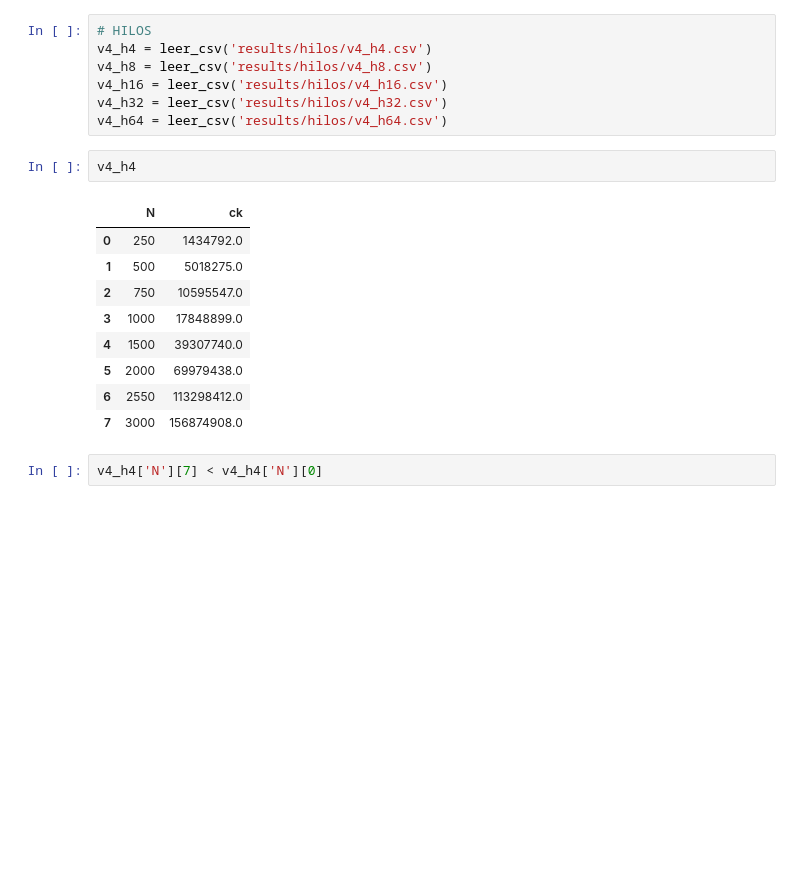
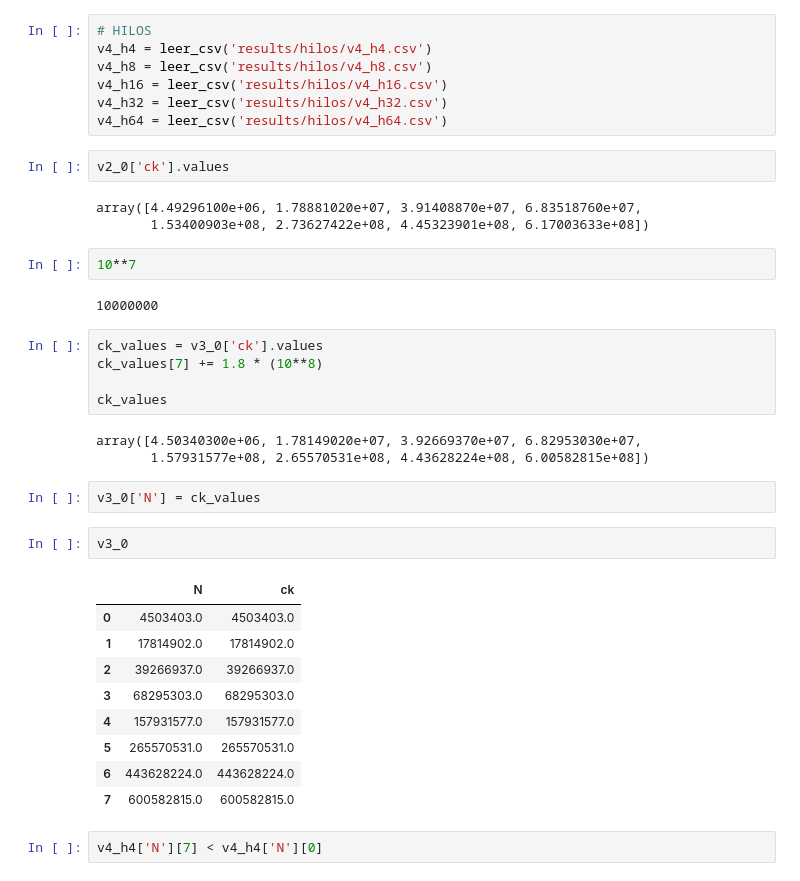
Before and after one commit to chrisgzlez/ArqComp, a Jupyter notebook: Practica_02/ClockSpeed.ipynb, the cells around one changed output. Saved outputs shown, nothing was run; the diff lists cells and outputs as text; blank space fills up the shorter version.

```diff
--- a/Practica_02/ClockSpeed.ipynb
+++ b/Practica_02/ClockSpeed.ipynb
@@ -120,18 +120,37 @@ v4_h8 = leer_csv('results/hilos/v4_h8.csv')
 v4_h16 = leer_csv('results/hilos/v4_h16.csv')
 v4_h32 = leer_csv('results/hilos/v4_h32.csv')
 v4_h64 = leer_csv('results/hilos/v4_h64.csv')
-# %%
-v4_h4
-# %% [output]
-|  | N | ck |
-| 0 | 250 | 1434792.0 |
-| 1 | 500 | 5018275.0 |
-| 2 | 750 | 10595547.0 |
-| 3 | 1000 | 17848899.0 |
-| 4 | 1500 | 39307740.0 |
-| 5 | 2000 | 69979438.0 |
-| 6 | 2550 | 113298412.0 |
-| 7 | 3000 | 156874908.0 |
+# %%
+v2_0['ck'].values
+# %% [output]
+array([4.49296100e+06, 1.78881020e+07, 3.91408870e+07, 6.83518760e+07,
+       1.53400903e+08, 2.73627422e+08, 4.45323901e+08, 6.17003633e+08])
+# %%
+10**7
+# %% [output]
+10000000
+# %%
+ck_values = v3_0['ck'].values
+ck_values[7] += 1.8 * (10**8)
+
+ck_values
+# %% [output]
+array([4.50340300e+06, 1.78149020e+07, 3.92669370e+07, 6.82953030e+07,
+       1.57931577e+08, 2.65570531e+08, 4.43628224e+08, 6.00582815e+08])
+# %%
+v3_0['N'] = ck_values
+# %%
+v3_0
+# %% [output]
+|  | N | ck |
+| 0 | 4503403.0 | 4503403.0 |
+| 1 | 17814902.0 | 17814902.0 |
+| 2 | 39266937.0 | 39266937.0 |
+| 3 | 68295303.0 | 68295303.0 |
+| 4 | 157931577.0 | 157931577.0 |
+| 5 | 265570531.0 | 265570531.0 |
+| 6 | 443628224.0 | 443628224.0 |
+| 7 | 600582815.0 | 600582815.0 |
 # %%
 v4_h4['N'][7] < v4_h4['N'][0]
 # %% [output]
```
Also changed, not shown: parts of 1 cell of this notebook, 10 other files.
